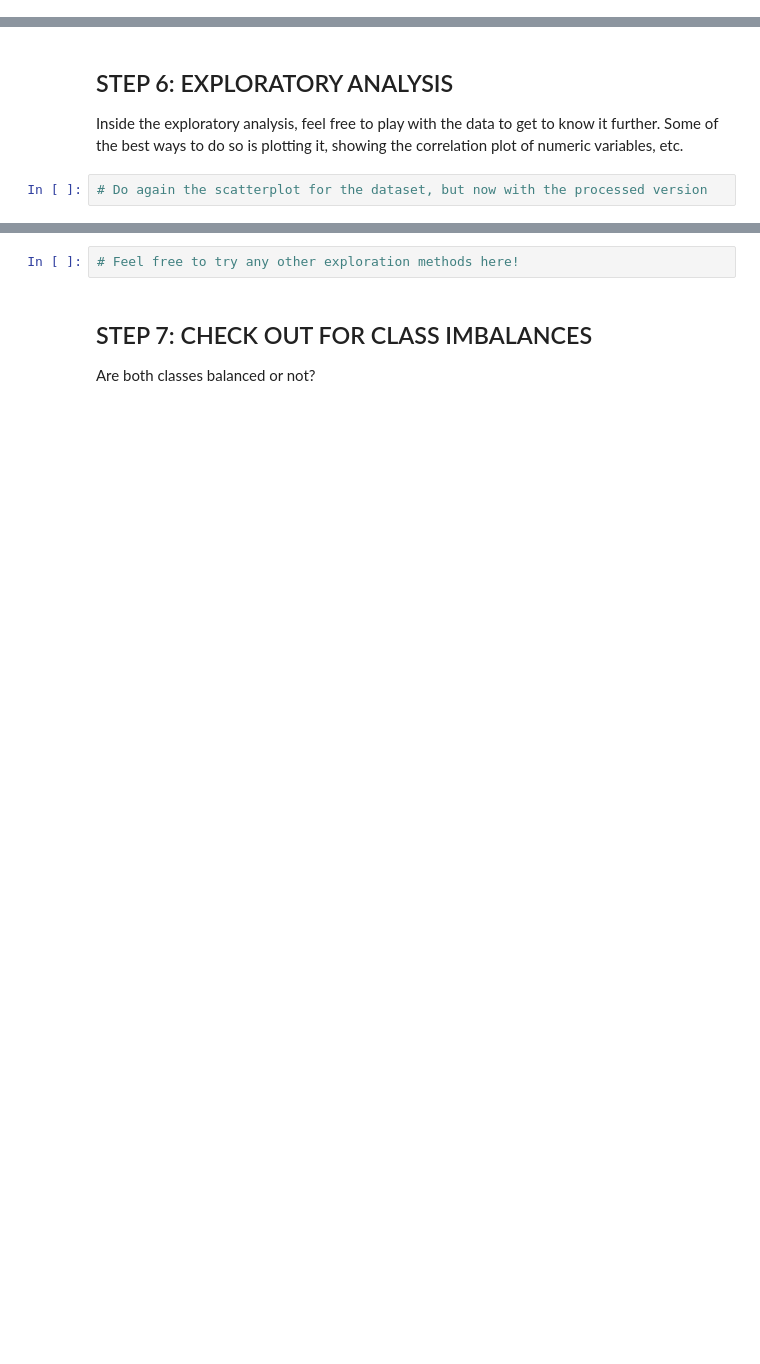
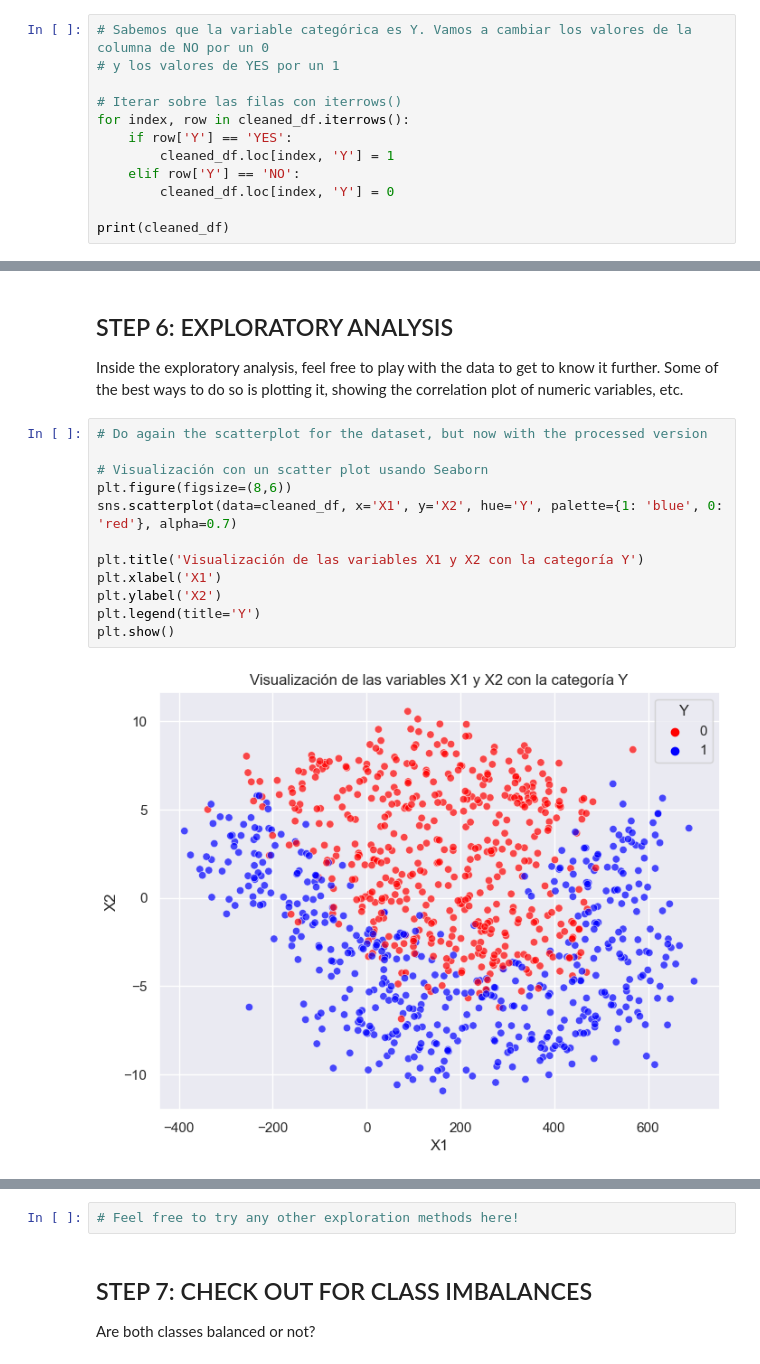
Before and after one commit to ICAI-IMAT-ML/p2-2-crishernandezp, a Jupyter notebook: Lab_2_1_intro/Lab_2_1_intro.ipynb, the cells around one changed output, grey strips where cells are left out. Cells and saved outputs as stored; diff of their text form; blank space fills up the shorter version.

```diff
--- a/Lab_2_1_intro/Lab_2_1_intro.ipynb
+++ b/Lab_2_1_intro/Lab_2_1_intro.ipynb
@@ -217,0 +215,12 @@ df['Y'] = df['Y'].astype('category')
+# %%
+# Sabemos que la variable categórica es Y. Vamos a cambiar los valores de la columna de NO por un 0
+# y los valores de YES por un 1
+
+# Iterar sobre las filas con iterrows()
+for index, row in cleaned_df.iterrows():
+    if row['Y'] == 'YES':
+        cleaned_df.loc[index, 'Y'] = 1
+    elif row['Y'] == 'NO':
+        cleaned_df.loc[index, 'Y'] = 0
+
+print(cleaned_df)
@@ -253,7 +284,19 @@ TypeError: tuple indices must be integers or slices, not str
 # %% [markdown]
 ## STEP 6: EXPLORATORY ANALYSIS
 Inside the exploratory analysis, feel free to play with the data to get to know it further. Some of the best ways to do so is plotting it, showing the correlation plot of numeric variables, etc.
-# %%
-# Do again the scatterplot for the dataset, but now with the processed version
+# %%
+# Do again the scatterplot for the dataset, but now with the processed version
+
+# Visualización con un scatter plot usando Seaborn
+plt.figure(figsize=(8,6))
+sns.scatterplot(data=cleaned_df, x='X1', y='X2', hue='Y', palette={1: 'blue', 0: 'red'}, alpha=0.7)
+
+plt.title('Visualización de las variables X1 y X2 con la categoría Y')
+plt.xlabel('X1')
+plt.ylabel('X2')
+plt.legend(title='Y')
+plt.show()
+# %% [output]
+[figure, added]
 # %%
 # One idea: perform a scatterplot where you face each variable against each other (all vs. all)
```
Also changed, not shown: parts of 20 cells of this notebook, 5 other files.
